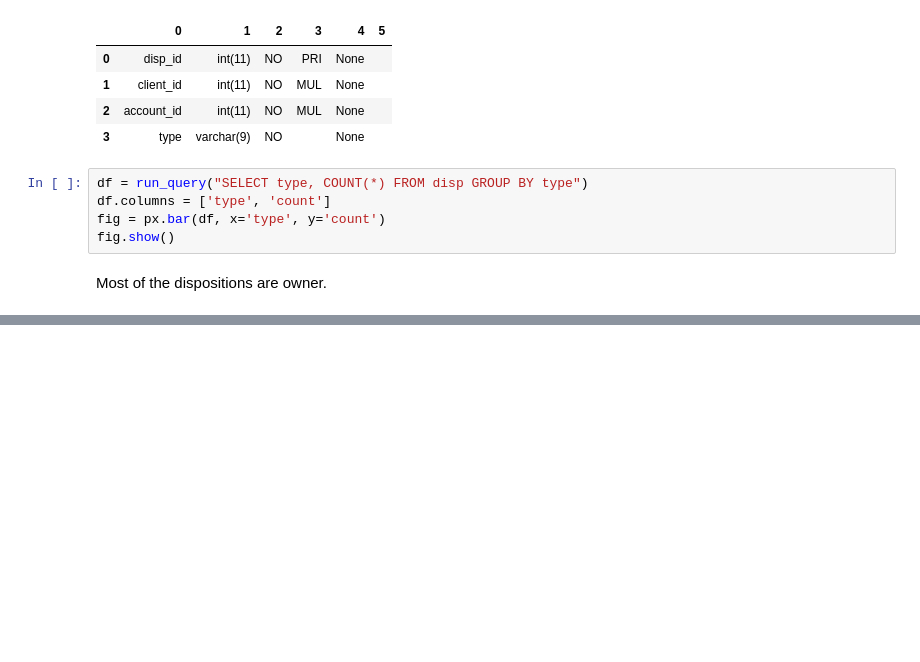
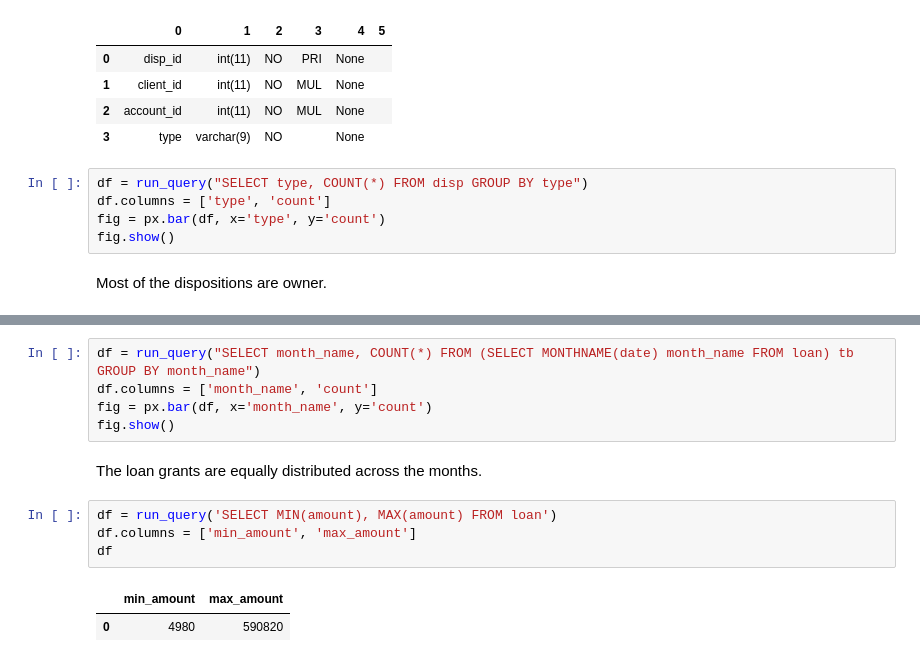
Before and after one commit to cyshen11/loan-prediction-app-aws, a Jupyter notebook: jupyter-nb/EDA.ipynb, the cells around one changed output, grey strips where cells are left out. Cells and saved outputs as stored; diff of their text form; blank space fills up the shorter version.

```diff
--- a/jupyter-nb/EDA.ipynb
+++ b/jupyter-nb/EDA.ipynb
@@ -236,0 +291,14 @@ Most of the dispositions are owner.
+# %%
+df = run_query("SELECT month_name, COUNT(*) FROM (SELECT MONTHNAME(date) month_name FROM loan) tb GROUP BY month_name")
+df.columns = ['month_name', 'count']
+fig = px.bar(df, x='month_name', y='count')
+fig.show()
+# %% [markdown]
+The loan grants are equally distributed across the months.
+# %%
+df = run_query('SELECT MIN(amount), MAX(amount) FROM loan')
+df.columns = ['min_amount', 'max_amount']
+df
+# %% [output]
+|  | min_amount | max_amount |
+| 0 | 4980 | 590820 |
```
Also changed, not shown: parts of 24 cells of this notebook.
